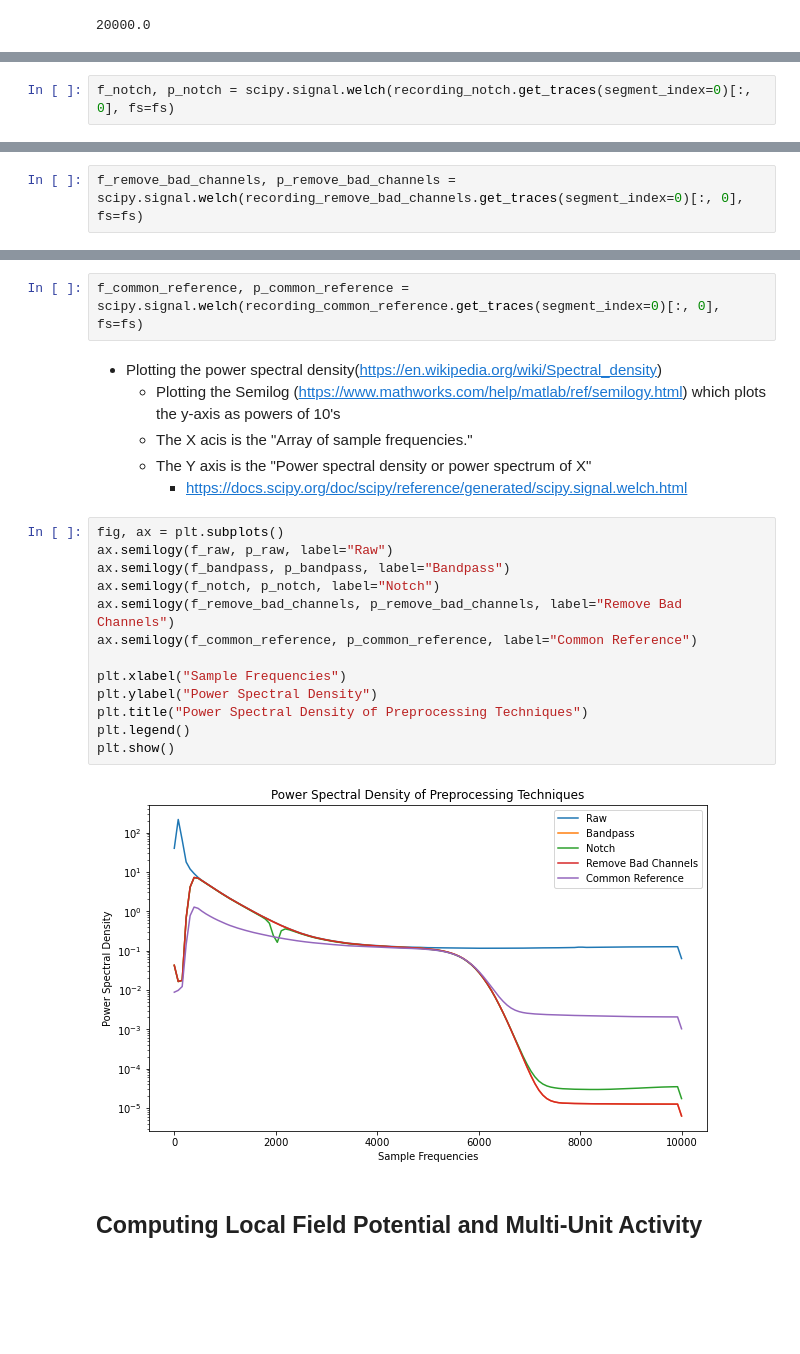
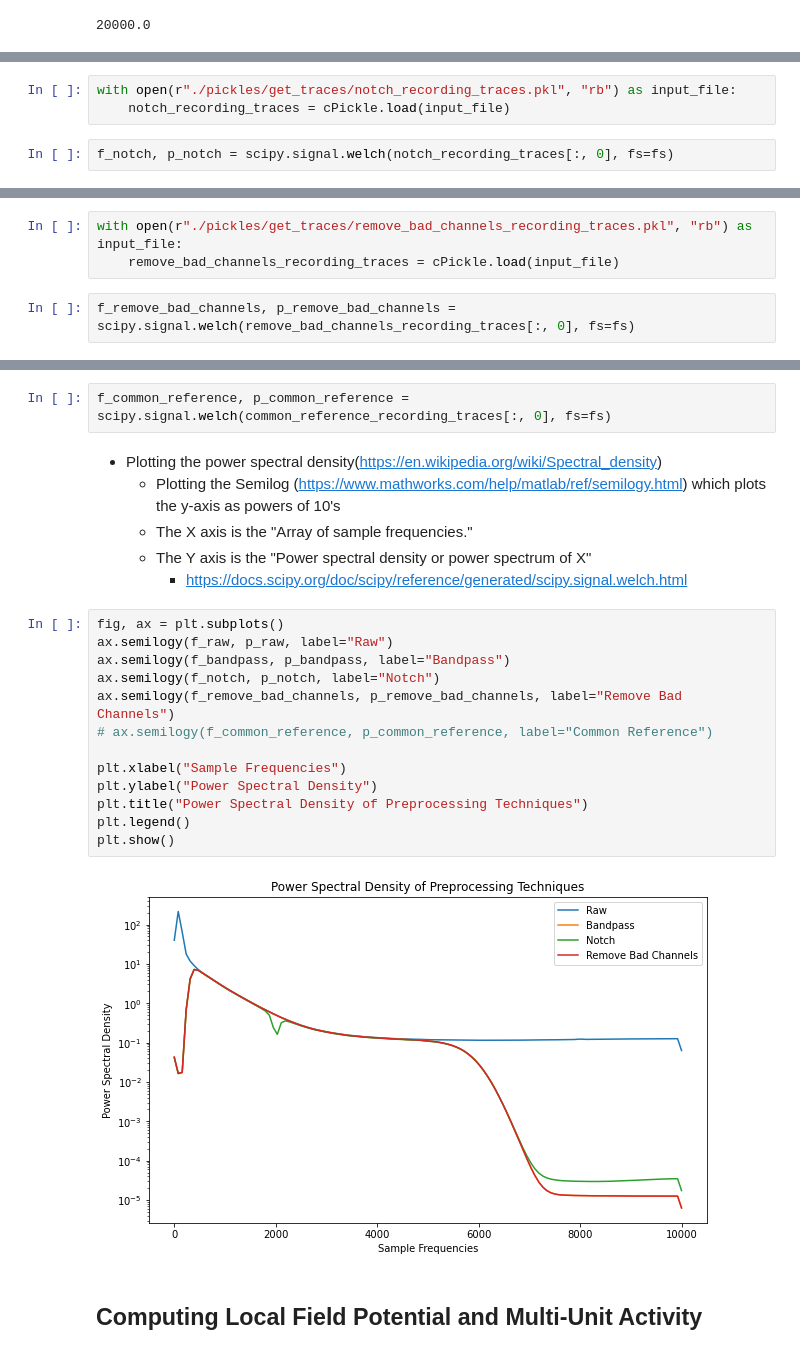
Before and after one commit to padillacoreanolab/spike_sorting, a Jupyter notebook: jupyter_notebooks/01_preprocessing_and_spike_sorting.ipynb, the cells around one changed output, grey strips where cells are left out. Saved outputs shown, nothing was run; the diff lists cells and outputs as text; blank space fills up the shorter version.

Commit message:
nb: documented preprocessing plots

```diff
--- a/jupyter_notebooks/01_preprocessing_and_spike_sorting.ipynb
+++ b/jupyter_notebooks/01_preprocessing_and_spike_sorting.ipynb
@@ -389,2 +411,5 @@ f_bandpass, p_bandpass = scipy.signal.welch(recording_bandpass.get_traces(segmen
+# %%
+with open(r"./pickles/get_traces/notch_recording_traces.pkl", "rb") as input_file:
+    notch_recording_traces = cPickle.load(input_file)
 # %%
-f_notch, p_notch = scipy.signal.welch(recording_notch.get_traces(segment_index=0)[:, 0], fs=fs)
+f_notch, p_notch = scipy.signal.welch(notch_recording_traces[:, 0], fs=fs)
@@ -391,2 +419,5 @@ f_notch, p_notch = scipy.signal.welch(recording_notch.get_traces(segment_index=0
+# %%
+with open(r"./pickles/get_traces/remove_bad_channels_recording_traces.pkl", "rb") as input_file:
+    remove_bad_channels_recording_traces = cPickle.load(input_file)
 # %%
-f_remove_bad_channels, p_remove_bad_channels = scipy.signal.welch(recording_remove_bad_channels.get_traces(segment_index=0)[:, 0], fs=fs)
+f_remove_bad_channels, p_remove_bad_channels = scipy.signal.welch(remove_bad_channels_recording_traces[:, 0], fs=fs)
@@ -393,26 +430,26 @@ f_remove_bad_channels, p_remove_bad_channels = scipy.signal.welch(recording_remo
 # %%
-f_common_reference, p_common_reference = scipy.signal.welch(recording_common_reference.get_traces(segment_index=0)[:, 0], fs=fs)
+f_common_reference, p_common_reference = scipy.signal.welch(common_reference_recording_traces[:, 0], fs=fs)
 # %% [markdown]
 - Plotting the power spectral density(https://en.wikipedia.org/wiki/Spectral_density)
     - Plotting the Semilog (https://www.mathworks.com/help/matlab/ref/semilogy.html) which plots the y-axis as powers of 10's
-    - The X acis is the "Array of sample frequencies."
+    - The X axis is the "Array of sample frequencies."
     - The Y axis is the "Power spectral density or power spectrum of X"
         - https://docs.scipy.org/doc/scipy/reference/generated/scipy.signal.welch.html
 # %%
 fig, ax = plt.subplots()
 ax.semilogy(f_raw, p_raw, label="Raw")
 ax.semilogy(f_bandpass, p_bandpass, label="Bandpass")
 ax.semilogy(f_notch, p_notch, label="Notch")
 ax.semilogy(f_remove_bad_channels, p_remove_bad_channels, label="Remove Bad Channels")
-ax.semilogy(f_common_reference, p_common_reference, label="Common Reference")
+# ax.semilogy(f_common_reference, p_common_reference, label="Common Reference")
 
 plt.xlabel("Sample Frequencies")
 plt.ylabel("Power Spectral Density")
 plt.title("Power Spectral Density of Preprocessing Techniques")
 plt.legend()
 plt.show()
 # %% [output]
-[figure, old version]
+[figure, new version]
 # %% [markdown]
 ## Computing Local Field Potential and Multi-Unit Activity
 # %% [markdown]
```
Also changed, not shown: parts of 76 cells of this notebook, 1 other file.
